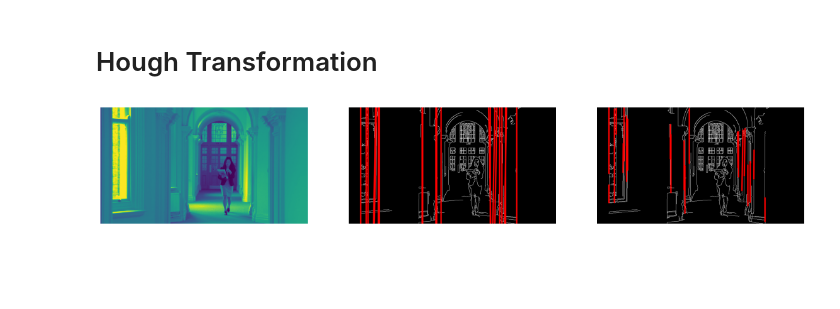
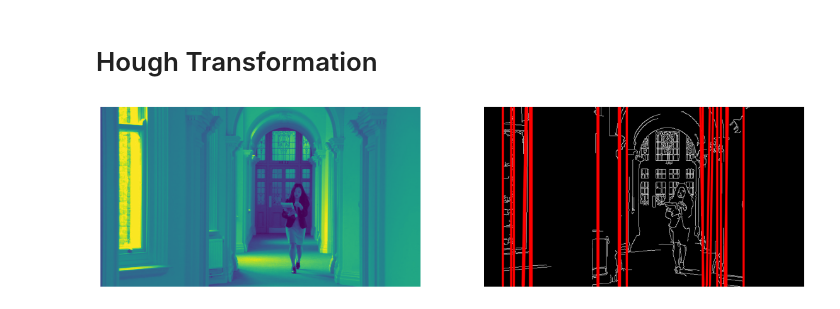
Before and after one commit to schedldave/cv2021, a Jupyter notebook: 04_Edges.ipynb, the cells around one changed output. Cells and saved outputs as stored; diff of their text form; code cells hidden in the pictures; blank space fills up the shorter version.

```diff
--- a/04_Edges.ipynb
+++ b/04_Edges.ipynb
@@ -160,45 +161,38 @@ import numpy as np
 default_file = 'sudoku.png'
 filename = default_file
 # Loads an image
 src = cv.imread("woman.jpg", cv.IMREAD_GRAYSCALE)
 # Check if image is loaded fine
 if src is None:
     print ('Error opening image!')
     print ('Usage: hough_lines.py [image_name -- default ' + default_file + '] \n')
 
 
 dst = cv.Canny(src, 50, 200, None, 3)
 
 # Copy edges to the images that will display the results in BGR
 cdst = cv.cvtColor(dst, cv.COLOR_GRAY2BGR)
-cdstP = np.copy(cdst)
 
 lines = cv.HoughLines(dst, 1, np.pi / 180, 150, None, 0, np.pi )
 
 if lines is not None:
     for i in range(0, len(lines)):
-        rho = lines[i][0][0]
+        d = lines[i][0][0]
         theta = lines[i][0][1]
         a = math.cos(theta)
         b = math.sin(theta)
-        x0 = a * rho
-        y0 = b * rho
+        x0 = a * d
+        y0 = b * d
         pt1 = (int(x0 + 1000*(-b)), int(y0 + 1000*(a)))
         pt2 = (int(x0 - 1000*(-b)), int(y0 - 1000*(a)))
         cv.line(cdst, pt1, pt2, (0,0,255), 3, cv.LINE_AA)
 
-
-linesP = cv.HoughLinesP(dst, 1, np.pi / 180, 150, None, 40, 20)
-
-if linesP is not None:
-    for i in range(0, len(linesP)):
-        l = linesP[i][0]
-        cv.line(cdstP, (l[0], l[1]), (l[2], l[3]), (0,0,255), 3, cv.LINE_AA)
+# optionally, we can use the probabilistic hough transform:
+#linesP = cv.HoughLinesP(dst, 1, np.pi / 180, 150, None, 40, 20)
 
 plt.figure(figsize=(20,10))
-plt.subplot(131), imshow(src)
-plt.subplot(132),imshow(cdst) #"Detected Lines (in red) - Standard Hough Line Transform",
-plt.subplot(133),imshow(cdstP) #"Detected Lines (in red) - Probabilistic Line Transform",
+plt.subplot(121), imshow(src)
+plt.subplot(122),imshow(cdst) #"Detected Lines (in red) - Standard Hough Line Transform",
 plt.show()
 # %% [output]
-[figure, old version]
+[figure, new version]
```
Also changed, not shown: parts of 9 cells of this notebook.
